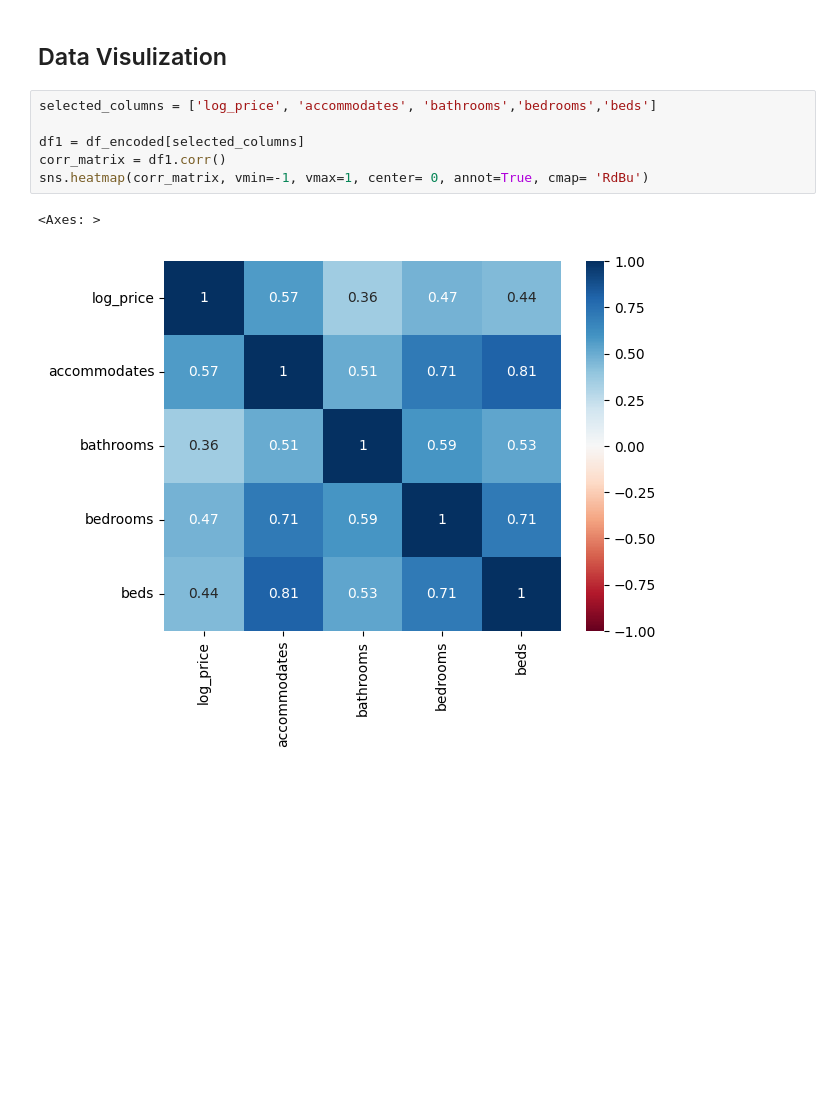
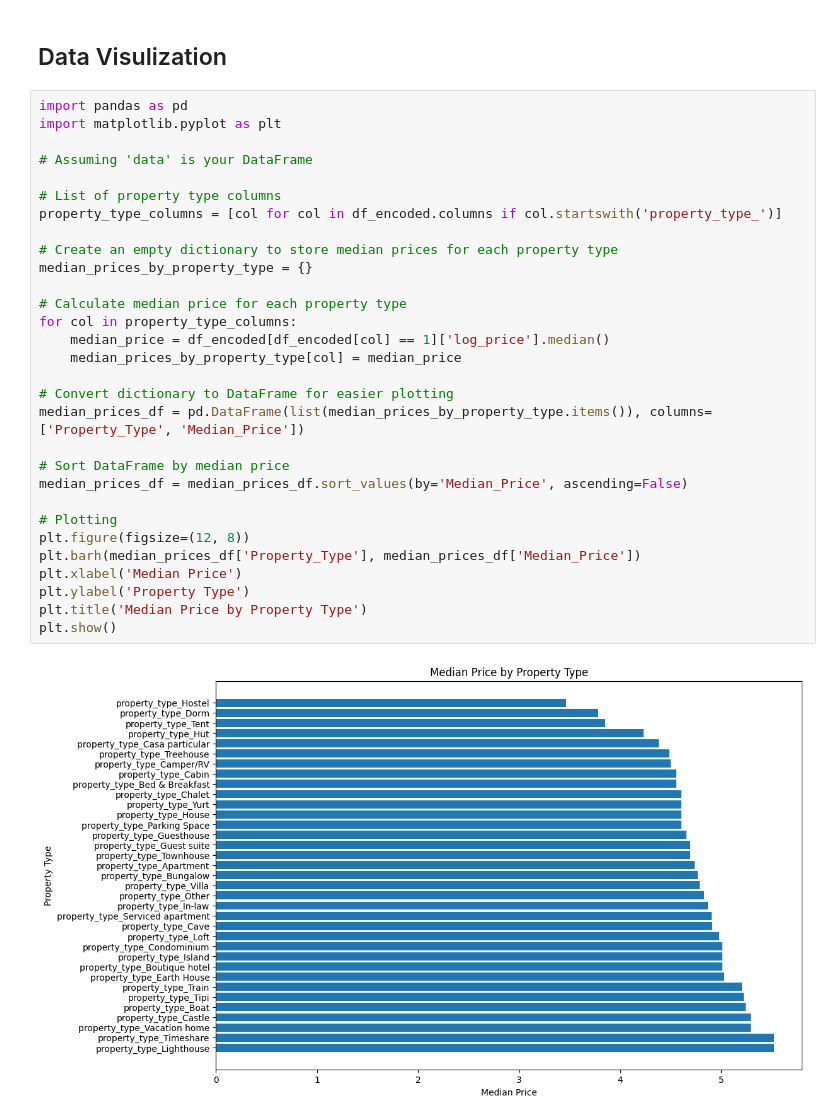
Before and after one commit to CSE151A-Project/151A-project, a Jupyter notebook: Milestone2.ipynb, the cells around one changed output. Cells and saved outputs as stored; diff of their text form; blank space fills up the shorter version.

```diff
--- a/Milestone2.ipynb
+++ b/Milestone2.ipynb
@@ -262,12 +275,35 @@ df_encoded.shape
 (73923, 77)
 # %% [markdown]
 ## Data Visulization
-# %%
-selected_columns = ['log_price', 'accommodates', 'bathrooms','bedrooms','beds']
-
-df1 = df_encoded[selected_columns]
-corr_matrix = df1.corr()
-sns.heatmap(corr_matrix, vmin=-1, vmax=1, center= 0, annot=True, cmap= 'RdBu')
-# %% [output]
-<Axes: >
-[figure, removed]
+# %%
+import pandas as pd
+import matplotlib.pyplot as plt
+
+# Assuming 'data' is your DataFrame
+
+# List of property type columns
+property_type_columns = [col for col in df_encoded.columns if col.startswith('property_type_')]
+
+# Create an empty dictionary to store median prices for each property type
+median_prices_by_property_type = {}
+
+# Calculate median price for each property type
+for col in property_type_columns:
+    median_price = df_encoded[df_encoded[col] == 1]['log_price'].median()
+    median_prices_by_property_type[col] = median_price
+
+# Convert dictionary to DataFrame for easier plotting
+median_prices_df = pd.DataFrame(list(median_prices_by_property_type.items()), columns=['Property_Type', 'Median_Price'])
+
+# Sort DataFrame by median price
+median_prices_df = median_prices_df.sort_values(by='Median_Price', ascending=False)
+
+# Plotting
+plt.figure(figsize=(12, 8))
+plt.barh(median_prices_df['Property_Type'], median_prices_df['Median_Price'])
+plt.xlabel('Median Price')
+plt.ylabel('Property Type')
+plt.title('Median Price by Property Type')
+plt.show()
+# %% [output]
+[figure, added]
```
Also changed, not shown: parts of 1 cell of this notebook.
